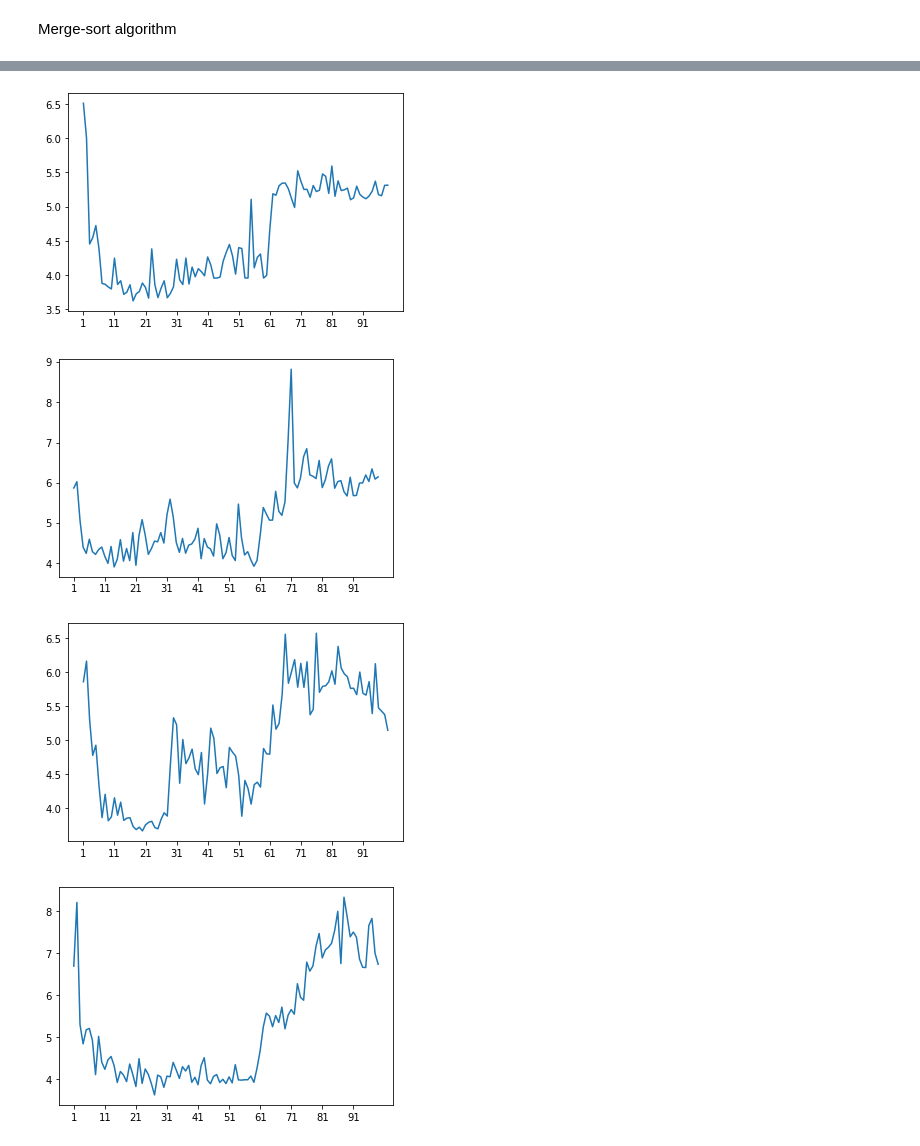
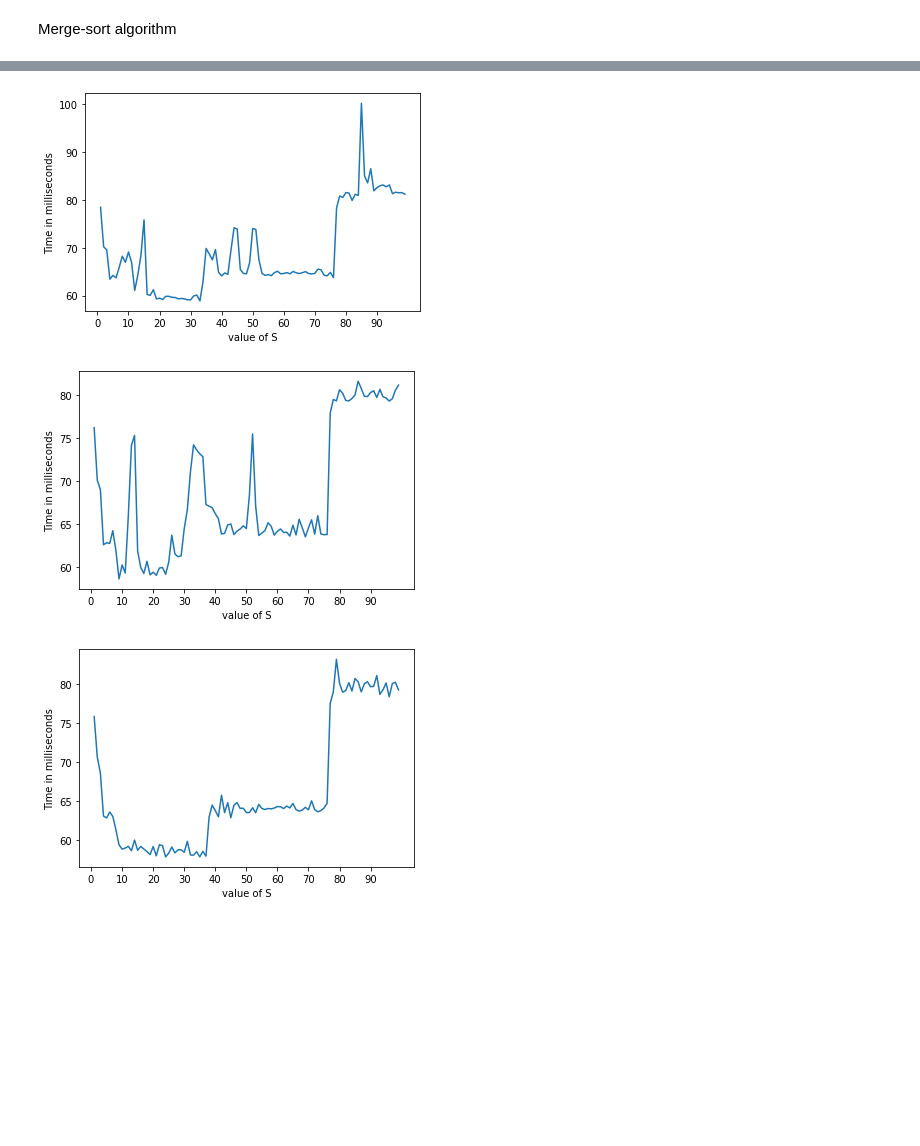
Before and after one commit to weijian98981/CZ2101-AlgorithmsPart2, a Jupyter notebook: Lab1/Lab 1 compiled.ipynb, the cells around one changed output, grey strips where cells are left out. Cells and saved outputs as stored; diff of their text form; code cells hidden in the pictures; blank space fills up the shorter version.

```diff
--- a/Lab1/Lab 1 compiled.ipynb
+++ b/Lab1/Lab 1 compiled.ipynb
@@ -93,14 +105,15 @@ Number of comparisons:  12485
 Merge-sort algorithm
 # %%
 def main():
-    arr = open("number1000.txt").read().split()     # Replace test file here
+    arr = open("ascending10000.txt").read().split()     # Replace test file here
     for i in range(0, len(arr)):
         arr[i] = int(arr[i])
-    #print(arr)
+    print(arr)
+#     arr = [23,23,23,23,23,23,23,23]
     time_start = timeit.default_timer()
     comparisons = mergesort(arr, 0, len(arr) - 1)
     time_stop = timeit.default_timer()
-    print(arr)
+    #print(arr)
     print("Time elapsed for program: ", (time_stop - time_start)*1000, "milliseconds")  # Time in milliseconds
     print("The total number of comparisons: ", comparisons)
 
@@ -109,7 +122,7 @@ def mergesort(arr, n, m):
     x = y = comparisons = 0
     mid = (n + m) // 2
     if m - n <= 0:
-        return comparisons
+        return 1
     elif m - n > 1:
         x = mergesort(arr, n, mid)
         y = mergesort(arr, mid + 1, m)
@@ -120,12 +133,16 @@ def mergesort(arr, n, m):
 def merge(arr, n, m):
     comparisons = 0
     if m - n <= 0:
-        return comparisons
+        return 1
 
     mid = (n + m) // 2
     left = arr[n:mid + 1]
     right = arr[mid + 1:m + 1]
+
+    did = False
+
     while len(left) != 0 and len(right) != 0:
+        did = True
         comparisons+=1
         if left[0] < right[0]:
             arr[n] = left[0]
@@ -152,6 +169,9 @@ def merge(arr, n, m):
             right.pop(0)
             n += 1
 
+    if did == False:
+        comparisons+=1
+
     return comparisons
 
 main()
@@ -162,6 +182,6 @@ The total number of comparisons:  8692
 # %%
 def main(j):
-    arr = open("number1000.txt").read().split()  # Replace test file here
+    arr = open("number10000.txt").read().split()  # Replace test file here
     for i in range(0, len(arr)):
         arr[i] = int(arr[i])
     #print(arr)
@@ -224,36 +244,37 @@ def merge(arr, n, m):
             n += 1
 
     return comparisons
 
 
 def insertionSort(arr, n, m):
     comparisons = 0
     for i in range(n, m + 1):
         key = arr[i]
         j = i - 1
         while j >= n and key < arr[j]:
             comparisons+=1
             arr[j + 1] = arr[j]
             j -= 1
         arr[j + 1] = key
 
     return comparisons
 
-for i in range(0,10):
+for i in range(0,3):
     runtimings = []
     svalue = []
     for j in range(1,100):
         timing = main(j)
         svalue.append(j)
         runtimings.append(timing)
 
     x = svalue
     y = runtimings
     plt.plot(x, y)
-    plt.xticks(np.arange(min(x), max(x)+1, 10))
+    plt.xticks(np.arange(min(x)-1, max(x)+1, 10))
+    plt.ylabel("Time in milliseconds")
+    plt.xlabel("value of S")
     plt.show()
 # %% [output]
-[figure, old version]
+[figure, new version]
-[figure, old version]
+[figure, new version]
-[figure, old version]
+[figure, new version]
-[figure, removed]
```
Also changed, not shown: parts of 3 cells of this notebook.
